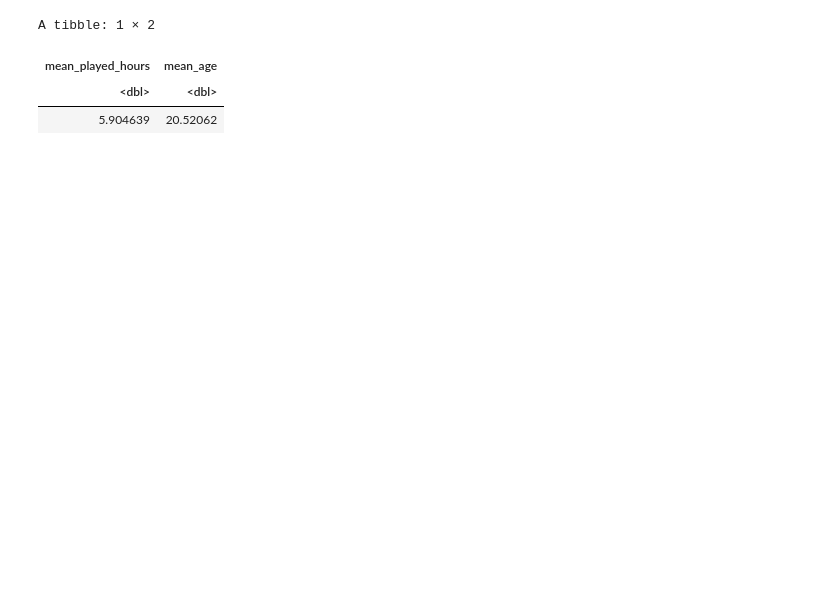
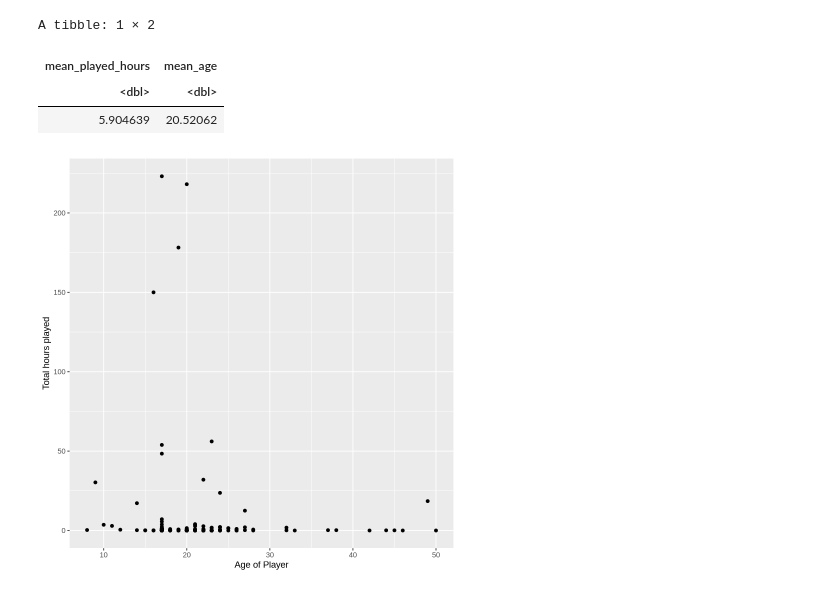
Before and after one commit to JasmineSun06/individual_project_planning, a Jupyter notebook: project_planning.ipynb, the cells around one changed output. Cells and saved outputs as stored; diff of their text form; code cells hidden in the pictures; blank space fills up the shorter version.

Commit message:
made visualizations

```diff
--- a/project_planning.ipynb
+++ b/project_planning.ipynb
@@ -203,3 +203,12 @@ A tibble: 1 × 2
 | 5.904639 | 20.52062 |
 # %%
 #making the visualizations
+#graph for age vs. hours played
+age_vs_hours_played_plot <- players_data |>
+    ggplot(aes(x = Age, y = played_hours)) +
+    geom_point() +
+    labs(tittle = "Age vs. Total hours played", x = "Age of Player", y = "Total hours played")
+
+age_vs_hours_played_plot
+# %% [output]
+[figure, added]
```
Also changed, not shown: parts of 6 cells of this notebook.
